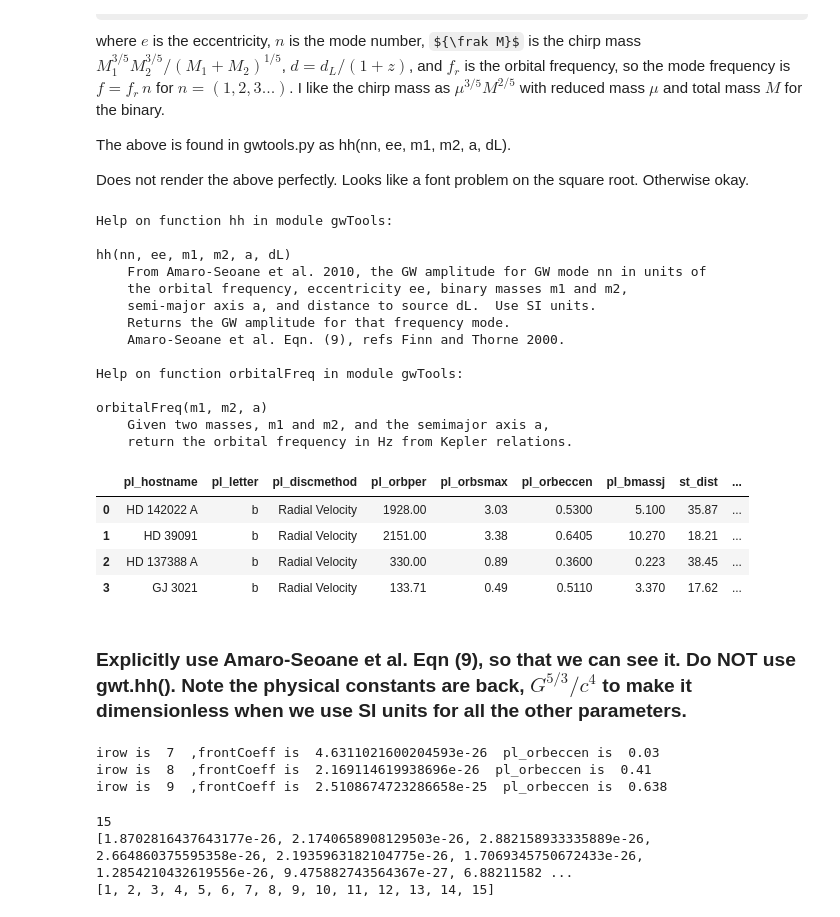
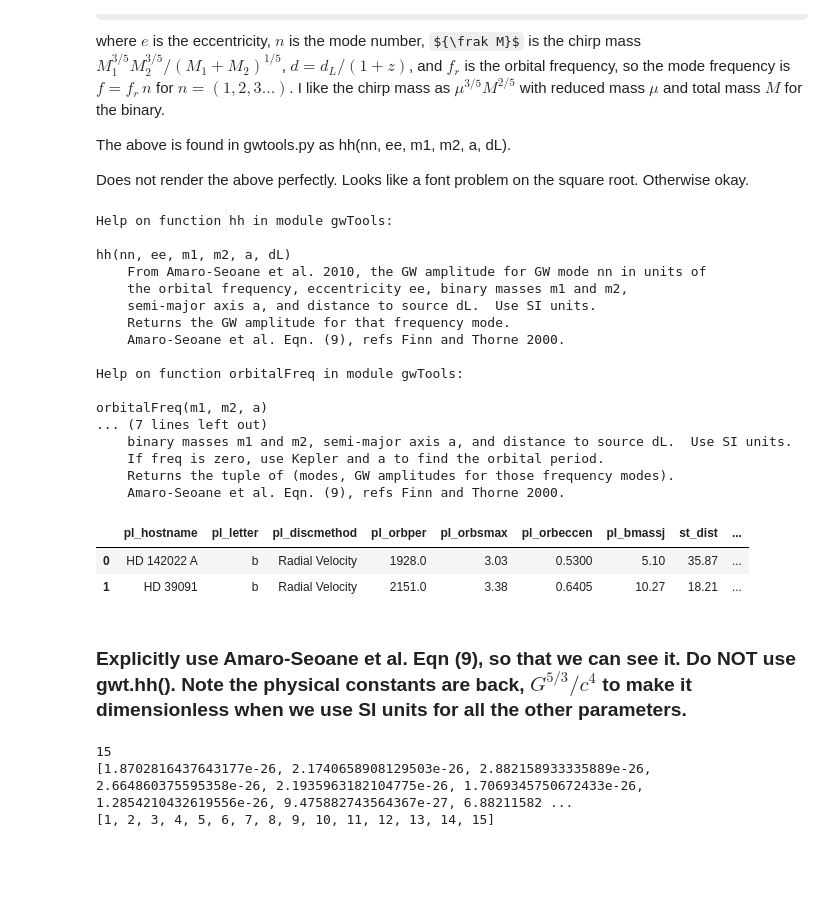
Before and after one commit to gabella/exoplanetsMath, a Jupyter notebook: python/GWStrainPlotsSNR.ipynb, the cells around one changed output. Saved outputs shown, nothing was run; the diff lists cells and outputs as text; code cells hidden in the pictures; some formulas as TeX source; blank space fills up the shorter version.

```diff
--- a/python/GWStrainPlotsSNR.ipynb
+++ b/python/GWStrainPlotsSNR.ipynb
@@ -246,8 +246,9 @@ The above is found in gwtools.py as  hh(nn, ee, m1, m2, a, dL).
 
 Does not render the above perfectly.  Looks like a font problem on the square root.  Otherwise okay.
 # %%
-help(gwt.hh)  # I do not use this below!!
+help(gwt.hh)  # Start using the gwt.hh function below!!!
 help(gwt.orbitalFreq)
+help(gwt.hhModes)  # Use this one!!!
 # %% [output]
 Help on function hh in module gwTools:
 
@@ -261,16 +262,17 @@ hh(nn, ee, m1, m2, a, dL)
 Help on function orbitalFreq in module gwTools:
 
 orbitalFreq(m1, m2, a)
-    Given two masses, m1 and m2, and the semimajor axis a,
-    return the orbital frequency in Hz from Kepler relations.
+... (7 lines left out)
+    binary masses m1 and m2, semi-major axis a, and distance to source dL.  Use SI units.
+    If freq is zero, use Kepler and a to find the orbital period.
+    Returns the tuple of (modes, GW amplitudes for those frequency modes).
+    Amaro-Seoane et al. Eqn. (9), refs Finn and Thorne 2000.
 # %%
-aData.head(4)  # To see the headers:)  Just a reminder.
+aData.head(2)  # To see the headers:)  Just a reminder.
 # %% [output]
 |  | pl_hostname | pl_letter | pl_discmethod | pl_orbper | pl_orbsmax | pl_orbeccen | pl_bmassj | st_dist | ... |
-| 0 | HD 142022 A | b | Radial Velocity | 1928.00 | 3.03 | 0.5300 | 5.100 | 35.87 | ... |
-| 1 | HD 39091 | b | Radial Velocity | 2151.00 | 3.38 | 0.6405 | 10.270 | 18.21 | ... |
-| 2 | HD 137388 A | b | Radial Velocity | 330.00 | 0.89 | 0.3600 | 0.223 | 38.45 | ... |
-| 3 | GJ 3021 | b | Radial Velocity | 133.71 | 0.49 | 0.5110 | 3.370 | 17.62 | ... |
+| 0 | HD 142022 A | b | Radial Velocity | 1928.0 | 3.03 | 0.5300 | 5.10 | 35.87 | ... |
+| 1 | HD 39091 | b | Radial Velocity | 2151.0 | 3.38 | 0.6405 | 10.27 | 18.21 | ... |
 # %% [markdown]
 ### Explicitly use Amaro-Seoane et al. Eqn (9), so that we can see it.  Do NOT use gwt.hh().  Note the physical constants are back, $G^{5/3}/c^{4}$ to make it dimensionless when we use SI units for all the other parameters.
 # %%
@@ -294,23 +296,21 @@ for irow in range(len(aData)):
     dL = aData['st_dist'].values[irow]*pc
     freq0 = 1.0/( aData['pl_orbper'].values[irow]*secsDay )
     # Amaro-Seoane Eqn. (9)...common terms.
-    frontCoeff = np.power(bigG,5/3.)/cee**4 * 2 * np.sqrt(32/5.) * np.power( gwt.chirpM(m1,m2), 5/3.)*\
-    np.power((2*np.pi*freq0), 2/3.)/dL
-    if irow > 6 and irow < 10:
-        print('irow is ', irow, ' ,frontCoeff is ', frontCoeff, ' pl_orbeccen is ', orbeccen)
+    #frontCoeff = np.power(bigG,5/3.)/cee**4 * 2 * np.sqrt(32/5.) * np.power( gwt.chirpM(m1,m2), 5/3.)*\
+    #np.power((2*np.pi*freq0), 2/3.)/dL
+    #if irow > 6 and irow < 10:
+    #    print('irow is ', irow, ' ,frontCoeff is ', frontCoeff, ' pl_orbeccen is ', orbeccen)
 
     # Now loop over the GW modes and calc the dim-less strain and the modes used.
-    hhmodes = [ frontCoeff* np.sqrt( gwt.ggSimp(uu, orbeccen) )/uu for uu in range(int(modeMin), int(modeMax)+1)  ]
-    modes = [ uu for uu in range(int(modeMin), int(modeMax)+1)  ]
+    #hhmodes = [ frontCoeff* np.sqrt( gwt.ggSimp(uu, orbeccen) )/uu for uu in range(int(modeMin), int(modeMax)+1)  ]
+    #modes = [ uu for uu in range(int(modeMin), int(modeMax)+1)  ]
+
+    (modes, hhmodes) = gwt.hhModes(orbeccen, m1, m2, smax, dL, freq0)
 
     # Append to the list.
     hhmodesCol.append( hhmodes )
     modesCol.append( modes )
     freq0Col.append( freq0 )
-# %% [output]
-irow is  7  ,frontCoeff is  4.6311021600204593e-26  pl_orbeccen is  0.03
-irow is  8  ,frontCoeff is  2.169114619938696e-26  pl_orbeccen is  0.41
-irow is  9  ,frontCoeff is  2.5108674723286658e-25  pl_orbeccen is  0.638
 # %%
 # Check there is stuff in there.
 print( len(hhmodesCol[0] ) )
```
Also changed, not shown: parts of 37 cells of this notebook, 13 other files.
